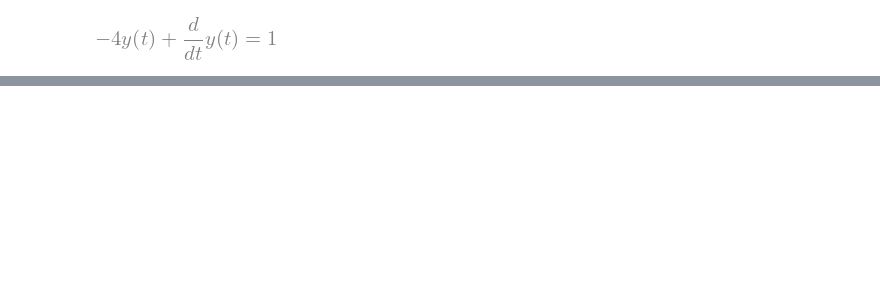
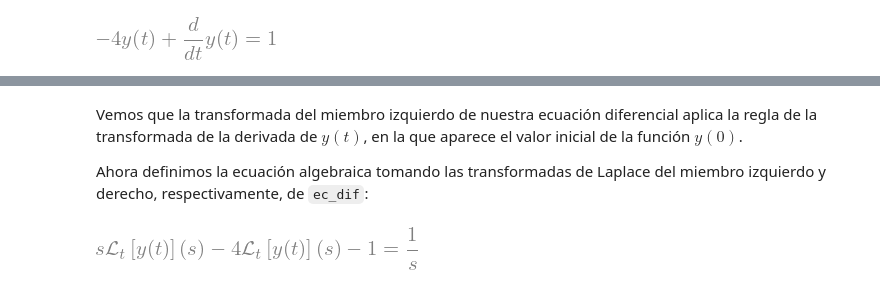
Before and after one commit to manuxch/calculo_avanzado, a Jupyter notebook: laplace/clase_05/code/practica_05.ipynb, the cells around one changed output, grey strips where cells are left out. Saved outputs shown, nothing was run; the diff lists cells and outputs as text; code cells hidden in the pictures; blank space fills up the shorter version.

```diff
--- a/laplace/clase_05/code/practica_05.ipynb
+++ b/laplace/clase_05/code/practica_05.ipynb
@@ -110,0 +147,9 @@ laplace_transform(ec_dif.lhs, t, s).doit()
+# %% [markdown]
+Vemos que la transformada del miembro izquierdo de nuestra ecuación diferencial aplica la regla de la transformada de la derivada de $y(t)$, en la que aparece el valor inicial de la función $y(0)$.
+
+Ahora definimos la ecuación algebraica tomando las transformadas de Laplace del miembro izquierdo y derecho, respectivamente, de `ec_dif`:
+# %%
+ec_alg = Eq(laplace_transform(ec_dif.lhs, t, s, noconds=True).subs(cond_ini), laplace_transform(ec_dif.rhs, t, s, noconds=True))
+ec_alg
+# %% [output]
+[figure, added]
```
Also changed, not shown: parts of 56 cells of this notebook, 1 other file.
